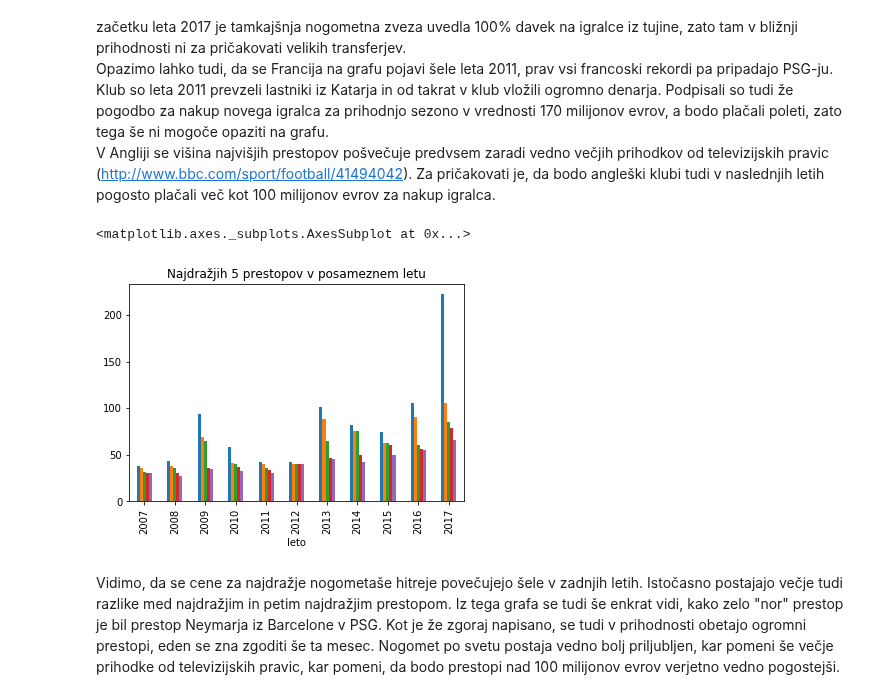
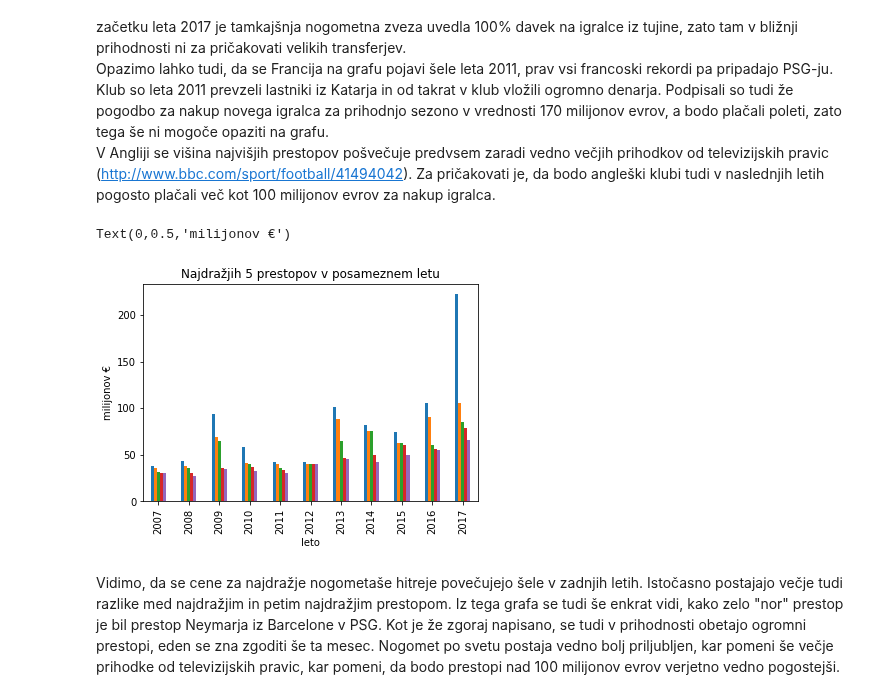
Before and after one commit to majorcek/programiranje1_nogomet, a Jupyter notebook: prestopi.ipynb, the cells around one changed output. Saved outputs shown, nothing was run; the diff lists cells and outputs as text; code cells hidden in the pictures.

```diff
--- a/prestopi.ipynb
+++ b/prestopi.ipynb
@@ -283,27 +284,29 @@ V Angliji se višina najvišjih prestopov pošvečuje predvsem zaradi vedno več
 # %%
 top5 = prestopi
 top5['sezona'].replace(to_replace="\/\d{4}", value="", regex=True, inplace=True)
 top5['sezona'] = top5['sezona'].astype('int')
 top5 = top5.groupby('sezona')['cena'].apply(lambda grp: grp.nlargest(5))
 top5 = top5.to_frame()
 top5 = top5.reset_index(level=1, drop=True)
 top5 = top5.rename_axis(None).reset_index()
 top5.columns = ['sezona', 'cena']
 top5 = top5[(top5.sezona >= 2007) & (top5.sezona < 2018)]
-a = top5['cena']
+cene = top5['cena']
 
 nov_index = pd.MultiIndex.from_product([['2007','2008','2009','2010','2011','2012', '2013', '2014', '2015', '2016', '2017'],
                                    ['1', '2', '3', '4', '5']],
                                    names = ['leto', 'številka'])
-a.index = nov_index
+cene.index = nov_index
 
-a = a.to_frame()
-a = a.reset_index()
-a = a.pivot_table(values='cena', index='leto', columns="številka")
-a = a.reset_index()
-a.plot(kind = 'bar', x = 'leto', legend = False, title = "Najdražjih 5 prestopov v posameznem letu")
+cene = cene.to_frame()
+cene = cene.reset_index()
+cene = cene.pivot_table(values='cena', index='leto', columns="številka")
+cene = cene.reset_index()
+graf_sezone = cene.plot(kind = 'bar', x = 'leto', legend = False, title = "Najdražjih 5 prestopov v posameznem letu")
+y_axis = graf_sezone.axes.get_yaxis()
+y_axis.set_label_text('milijonov €')
 # %% [output]
-<matplotlib.axes._subplots.AxesSubplot at 0x...>
+Text(0,0.5,'milijonov €')
-[figure, old version]
+[figure, new version]
 # %% [markdown]
 Vidimo, da se cene za najdražje nogometaše hitreje povečujejo šele v zadnjih letih. Istočasno postajajo večje tudi razlike med najdražjim in petim najdražjim prestopom. Iz tega grafa se tudi še enkrat vidi, kako zelo "nor" prestop je bil prestop Neymarja iz Barcelone v PSG. Kot je že zgoraj napisano, se tudi v prihodnosti obetajo ogromni prestopi, eden se zna zgoditi še ta mesec. Nogomet po svetu postaja vedno bolj priljubljen, kar pomeni še večje prihodke od televizijskih pravic, kar pomeni, da bodo prestopi nad 100 milijonov evrov verjetno vedno pogostejši.
```
Also changed, not shown: parts of 7 cells of this notebook.
